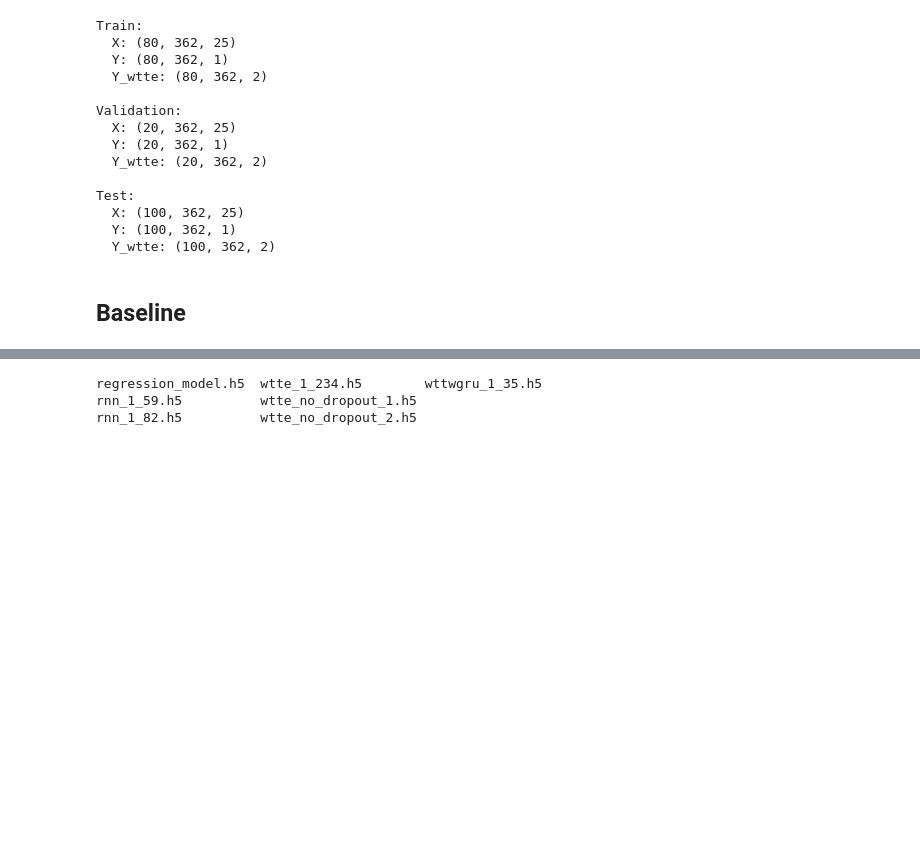
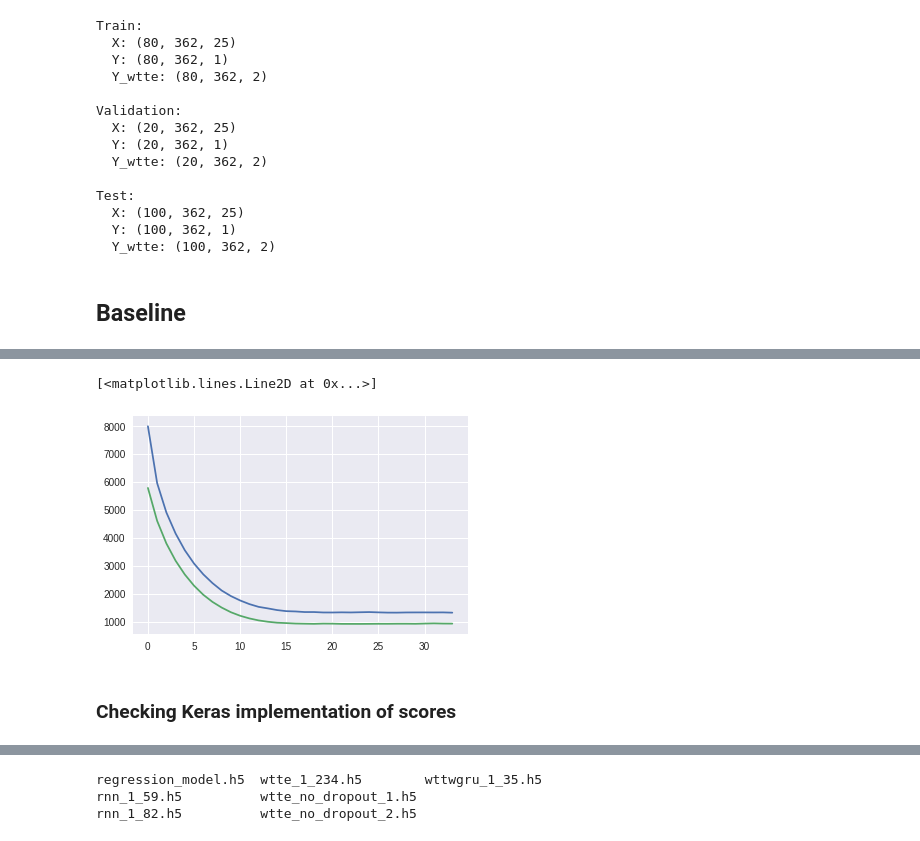
Before and after one commit to Manelmc/rnn-time-to-event, a Jupyter notebook: Turbofan Engine/predictive-maintenance-turbofan-engine.ipynb, the cells around one changed output, grey strips where cells are left out. Cells and saved outputs as stored; diff of their text form; code cells hidden in the pictures; blank space fills up the shorter version.

```diff
--- a/Turbofan Engine/predictive-maintenance-turbofan-engine.ipynb
+++ b/Turbofan Engine/predictive-maintenance-turbofan-engine.ipynb
@@ -182,12 +179,30 @@ Test:
 # %% [markdown]
 ## Baseline
 # %%
+# "axis=-1" in original keras implementation gives problems
+# with the shape of the data
+
 def r2_keras(y_true, y_pred):
-    """Coefficient of Determination
     """
-    SS_res =  K.sum(K.square( y_true - y_pred ))
-    SS_tot = K.sum(K.square( y_true - K.mean(y_true) ) )
-    return ( 1 - SS_res/(SS_tot + K.epsilon()) )
+    Coefficient of Determination
+    """
+    SS_res =  K.sum(K.square(y_true - y_pred))
+    SS_tot = K.sum(K.square(y_true - K.mean(y_true)))
+    return 1 - SS_res/(SS_tot + K.epsilon())
+
+def mse_keras(y_true, y_pred):
+    """
+    Mean Squared Error
+    """
+    return K.mean(K.square(y_true - y_pred))
+
+def mae_keras(y_true, y_pred):
+    """
+    Mean Absolute Error
+    """
+    return K.mean(K.abs(y_pred - y_true))
 
 keras.metrics.r2_keras = r2_keras
+keras.metrics.mse_keras = mse_keras
+keras.metrics.mae_keras = mae_keras
 # %%
@@ -247,0 +279,10 @@ KeyboardInterrupt:
+# %%
+%matplotlib inline
+
+plt.plot(history.history["loss"])
+plt.plot(history.history["val_loss"])
+# %% [output]
+[<matplotlib.lines.Line2D at 0x...>]
+[figure, added]
+# %% [markdown]
+### Checking Keras implementation of scores
```
Also changed, not shown: parts of 14 cells of this notebook.
